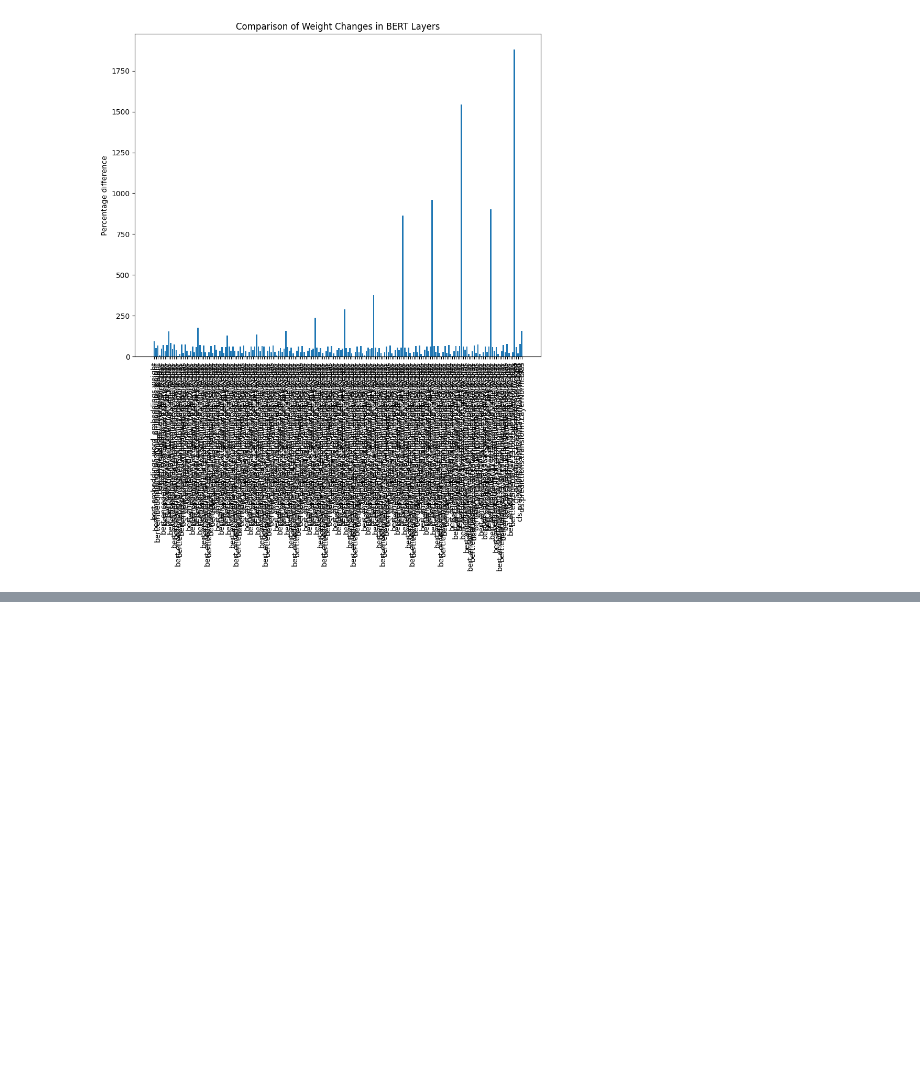
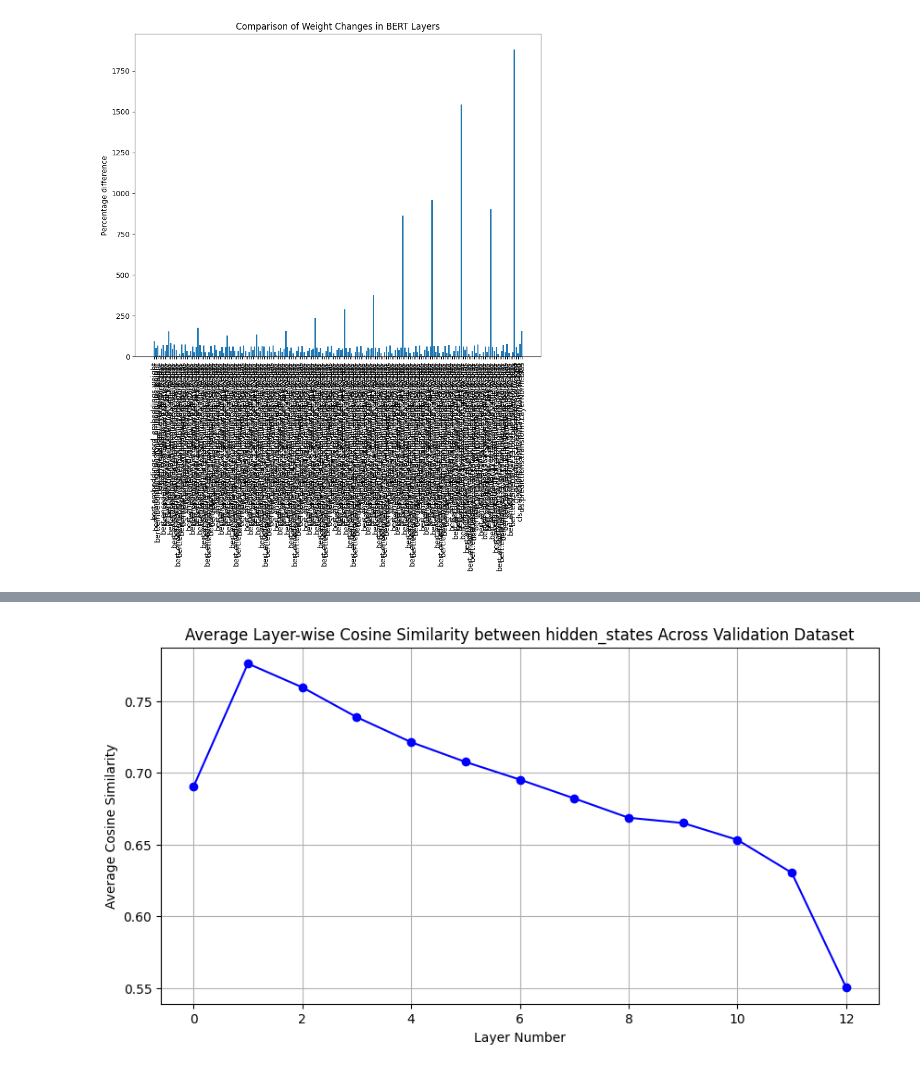
Before and after one commit to swerik-project/pretraining_plm, a Jupyter notebook: comprehension_model.ipynb, the cells around one changed output, grey strips where cells are left out. Drawn from its saved outputs; the diff is of its cells as text; code cells hidden in the pictures; blank space fills up the shorter version.

Commit message:
cosine similarity between layers

```diff
--- a/comprehension_model.ipynb
+++ b/comprehension_model.ipynb
@@ -32,6 +32,7 @@ model_checkpoint = "KBLab/bert-base-swedish-cased"
 tokenizer =preprocessing.create_tokenizer(model_checkpoint)
 # %%
 model_kb = preprocessing.create_model_MLM(model_checkpoint)
+model_kb=model_kb.to(device)
 # %% [output]
 Some weights of the model checkpoint at KBLab/bert-base-swedish-cased were not used when initializing BertForMaskedLM: ['bert.pooler.dense.bias', 'bert.pooler.dense.weight']
 - This IS expected if you are initializing BertForMaskedLM from the checkpoint of a model trained on another task or with another architecture (e.g. initializing a BertForSequenceClassification model  ...
@@ -357,3 +358,81 @@ cls.predictions.transform.LayerNorm.bias
 159.59568214494806
 159.59568214494806
 [figure]
+# %%
+from datasets import Dataset
+with open("valid_dataset.pkl","rb") as f:
+    valid_dataset= pickle.load(f)
+data_collator = preprocessing.data_collector_masking(tokenizer,0.15)
+valid_dataset=valid_dataset.remove_columns(["word_ids","token_type_ids"])
+valid_dataset=preprocessing.create_deterministic_eval_dataset(Dataset.from_dict(valid_dataset["valid"][:10000]),data_collator)
+valid_dataloader=preprocessing.create_dataloader(valid_dataset,64,default_data_collator)
+# %%
+# Cosine similarity between layers
+from datasets import Dataset
+import torch
+import numpy as np
+
+
+def extract_activations(model, inputs):
+    with torch.no_grad():
+        outputs = model(**inputs, output_hidden_states=True)
+        hidden_states = outputs.hidden_states
+    return hidden_states
+
+def extract_and_compare_activations(model_pre, model_post, dataloader):
+    similarities_hidden_states = []
+    similarities_attention=[]
+    for batch in dataloader:
+        batch = {k: batch[k].to(device) for k in batch.keys()}
+        with torch.no_grad():
+            pre_output= model_pre(**batch, output_hidden_states=True, output_attentions=True)
+            pre_activations = pre_output.hidden_states
+            pre_attention = pre_output.attentions
+            post_output = model_post(**batch, output_hidden_states=True,output_attentions=True)
+            post_activations = post_output.hidden_states
+            post_attention = post_output.attentions
+
+        example_similarities_hidden_states = [cosine_similarity(pre_activations[layer], post_activations[layer]) for layer in range(len(pre_activations))]
+        example_similarities_attention = [cosine_similarity(pre_attention[layer], post_attention[layer]) for layer in range(len(pre_attention))]
+        del pre_output
+        del post_output
+        del pre_attention
+        del post_attention
+        similarities_hidden_states.append(example_similarities_hidden_states)
+        similarities_attention.append(example_similarities_attention)
+
+    mean_similarities_hidden_states = np.mean(similarities_hidden_states, axis=0)
+    mean_similarities_attention = np.mean(similarities_attention, axis=0)
+    return mean_similarities_hidden_states,mean_similarities_attention
+
+def cosine_similarity(tensor1, tensor2):
+    # Ensure tensors are flattened (1D) to compute vector cosine similarity
+    tensor1_flat = tensor1.view(-1)
+    tensor2_flat = tensor2.view(-1)
+    cos_sim = torch.nn.functional.cosine_similarity(tensor1_flat.unsqueeze(0), tensor2_flat.unsqueeze(0))
+    return cos_sim.item()
+
+def compare_activations(pre_ft_activations, post_ft_activations):
+    differences = {}
+    for layer in range(len(pre_ft_activations)):
+        sim = cosine_similarity(pre_ft_activations[layer], post_ft_activations[layer])
+        differences[layer] = sim
+    return differences
+
+
+def plot_results(mean_similarities,x_label='Layer Number',y_label='Average Cosine Similarity',title='Average Layer-wise Cosine Similarity between hidden_states Across Validation Dataset'):
+    plt.figure(figsize=(10, 5))
+    plt.plot(range(len(mean_similarities)), mean_similarities, marker='o', linestyle='-', color='b')
+    plt.xlabel(x_label)
+    plt.ylabel(y_label)
+    plt.title(title)
+    plt.grid(True)
+    plt.show()
+
+mean_similarities_hidden_states,mean_similarities_attention = extract_and_compare_activations(model_kb, model_hugging_face, valid_dataloader)
+print("Layer-wise cosine similarities:", mean_similarities_hidden_states)
+
+
+plot_results(mean_similarities_hidden_states)
+plot_results(mean_similarities_attention,'Attention Layer Number',title='Average Attention Layer-wise Cosine Similarity between Attention values Across Validation Dataset')
+# %% [output]
@@ -359,0 +442 @@ cls.predictions.transform.LayerNorm.bias
+[figure, added]
```
Also changed, not shown: parts of 4 cells of this notebook.
